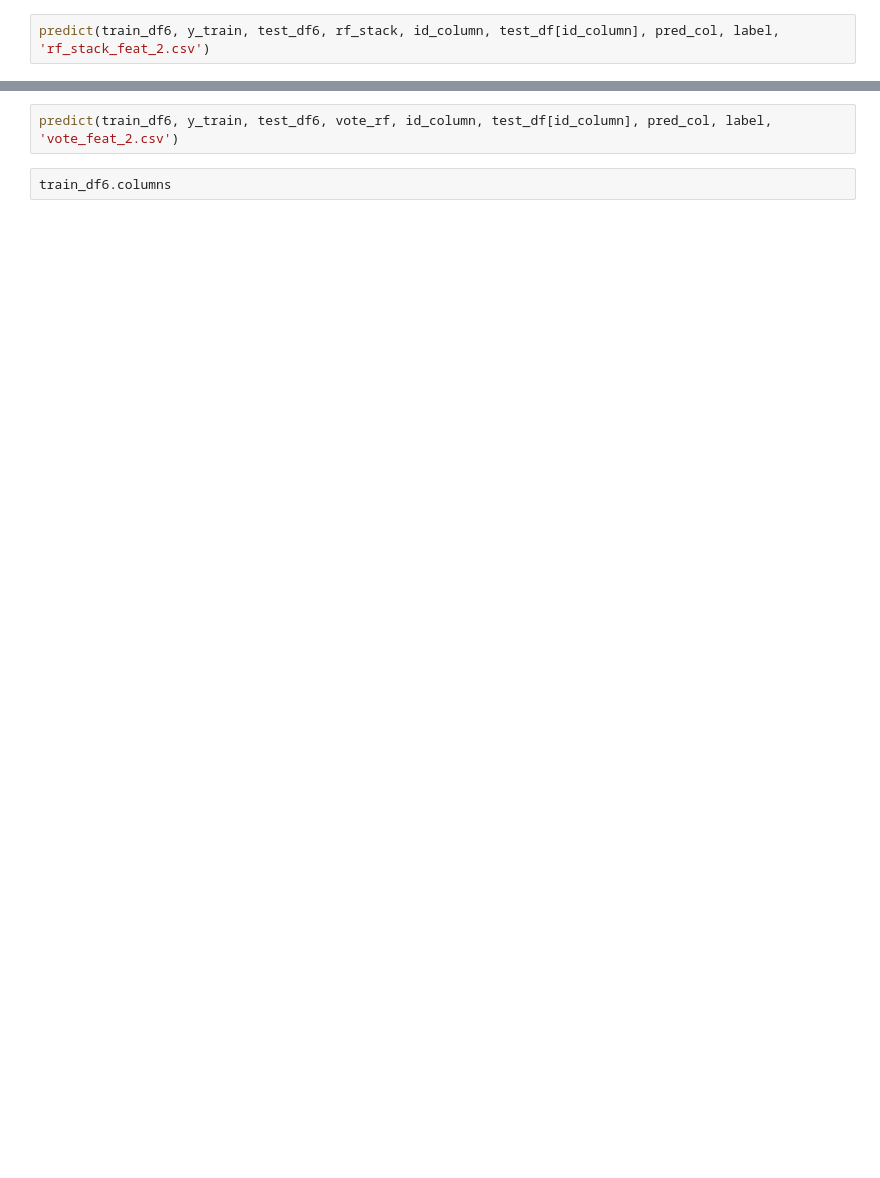
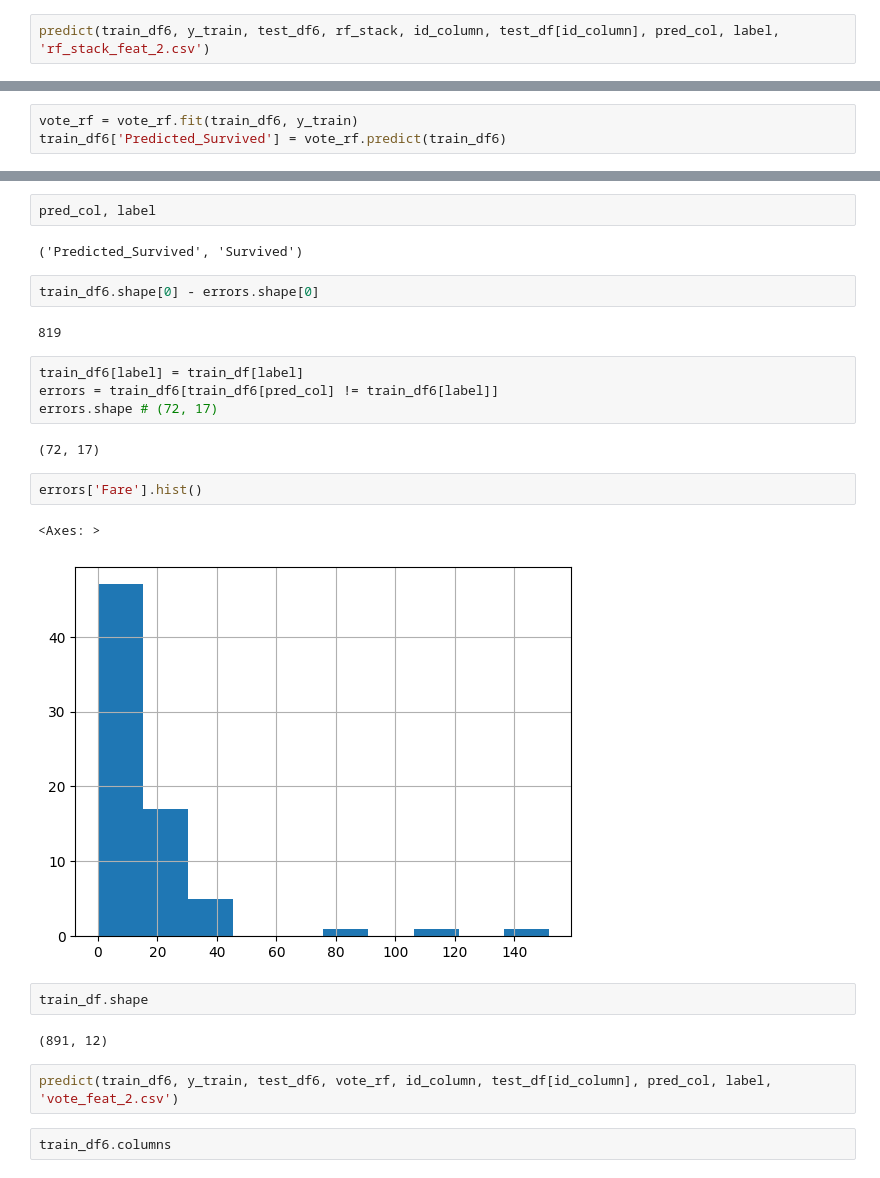
Before and after one commit to AdventurousDataScientist/TitanicSurvival, a Jupyter notebook: Titanic Source Data Model.ipynb, the cells around one changed output, grey strips where cells are left out. Cells and saved outputs as stored; diff of their text form; blank space fills up the shorter version.

```diff
--- a/Titanic Source Data Model.ipynb
+++ b/Titanic Source Data Model.ipynb
@@ -761,0 +773,3 @@ Pipeline(steps=[('columntransformer',
+# %%
+vote_rf = vote_rf.fit(train_df6, y_train)
+train_df6['Predicted_Survived'] = vote_rf.predict(train_df6)
@@ -762,3 +784,26 @@ Pipeline(steps=[('columntransformer',
+# %%
+pred_col, label
+# %% [output]
+('Predicted_Survived', 'Survived')
+# %%
+train_df6.shape[0] - errors.shape[0]
+# %% [output]
+819
+# %%
+train_df6[label] = train_df[label]
+errors = train_df6[train_df6[pred_col] != train_df6[label]]
+errors.shape # (72, 17)
+# %% [output]
+(72, 17)
+# %%
+errors['Fare'].hist()
+# %% [output]
+<Axes: >
+[figure, added]
+# %%
+train_df.shape
+# %% [output]
+(891, 12)
 # %%
 predict(train_df6, y_train, test_df6, vote_rf, id_column, test_df[id_column], pred_col, label, 'vote_feat_2.csv')
 # %%
```
Also changed, not shown: parts of 63 cells of this notebook.
